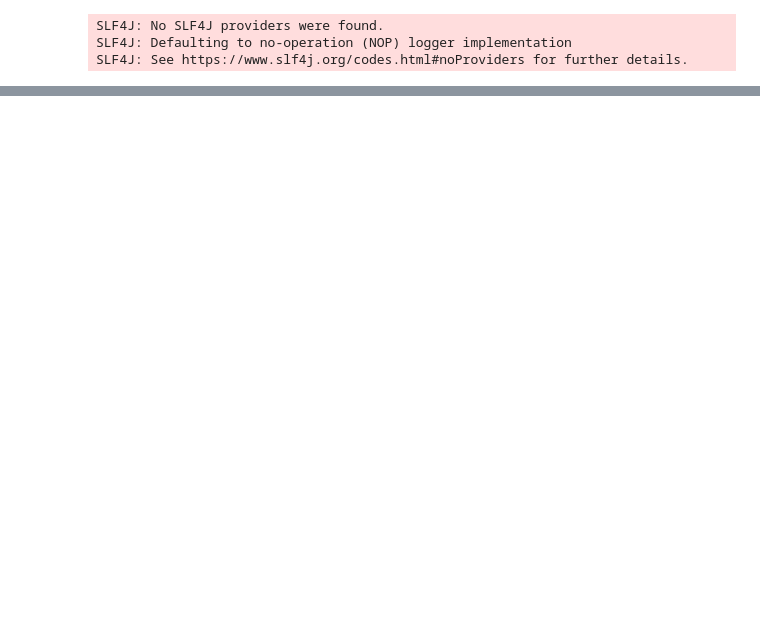
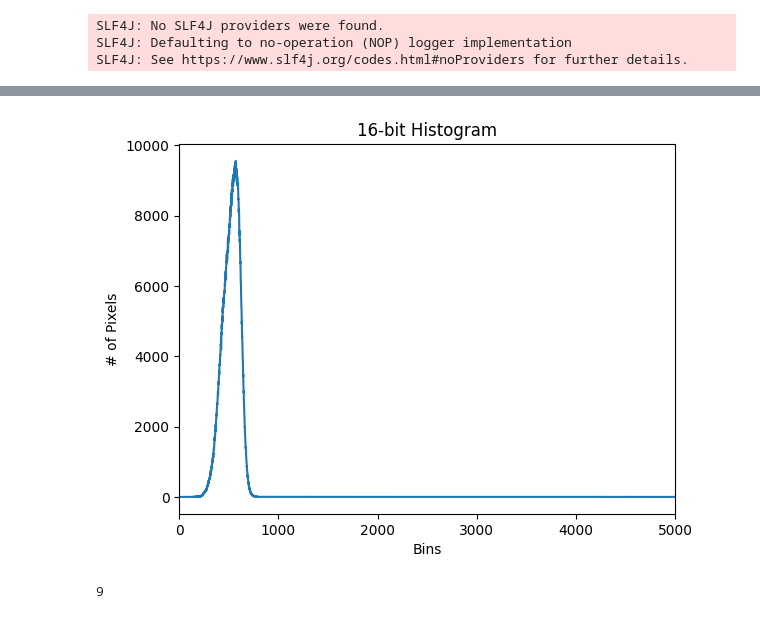
Before and after one commit to danial-ahmad1/trace_ca, a Jupyter notebook: TestWorkspace.ipynb, the cells around one changed output, grey strips where cells are left out. Cells and saved outputs as stored; diff of their text form; code cells hidden in the pictures; blank space fills up the shorter version.

```diff
--- a/TestWorkspace.ipynb
+++ b/TestWorkspace.ipynb
@@ -219,0 +229,11 @@ midc2/(botc2+midc2+topc2)*100
+# %%
+test_im1hist = cv2.calcHist([test_im1], [0], None, [65536], [0, 65536])
+plt.figure()
+plt.title("16-bit Histogram")
+plt.xlabel("Bins")
+plt.ylabel("# of Pixels")
+plt.plot(test_im1hist)
+plt.xlim([0, 5000])
+plt.show()
+# %% [output]
+[figure, added]
@@ -219,0 +251,4 @@ midc2/(botc2+midc2+topc2)*100
+# %%
+len(hist_key)
+# %% [output]
+9
```
Also changed, not shown: parts of 50 cells of this notebook.
